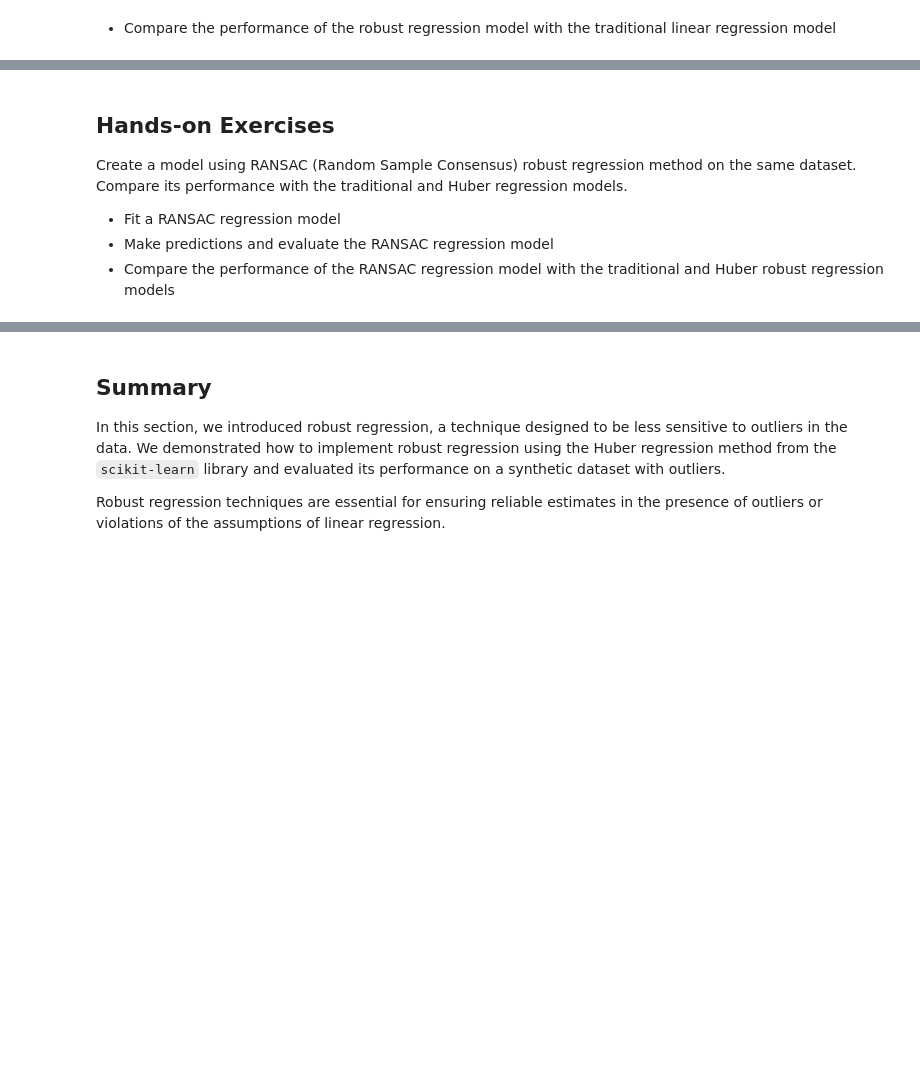
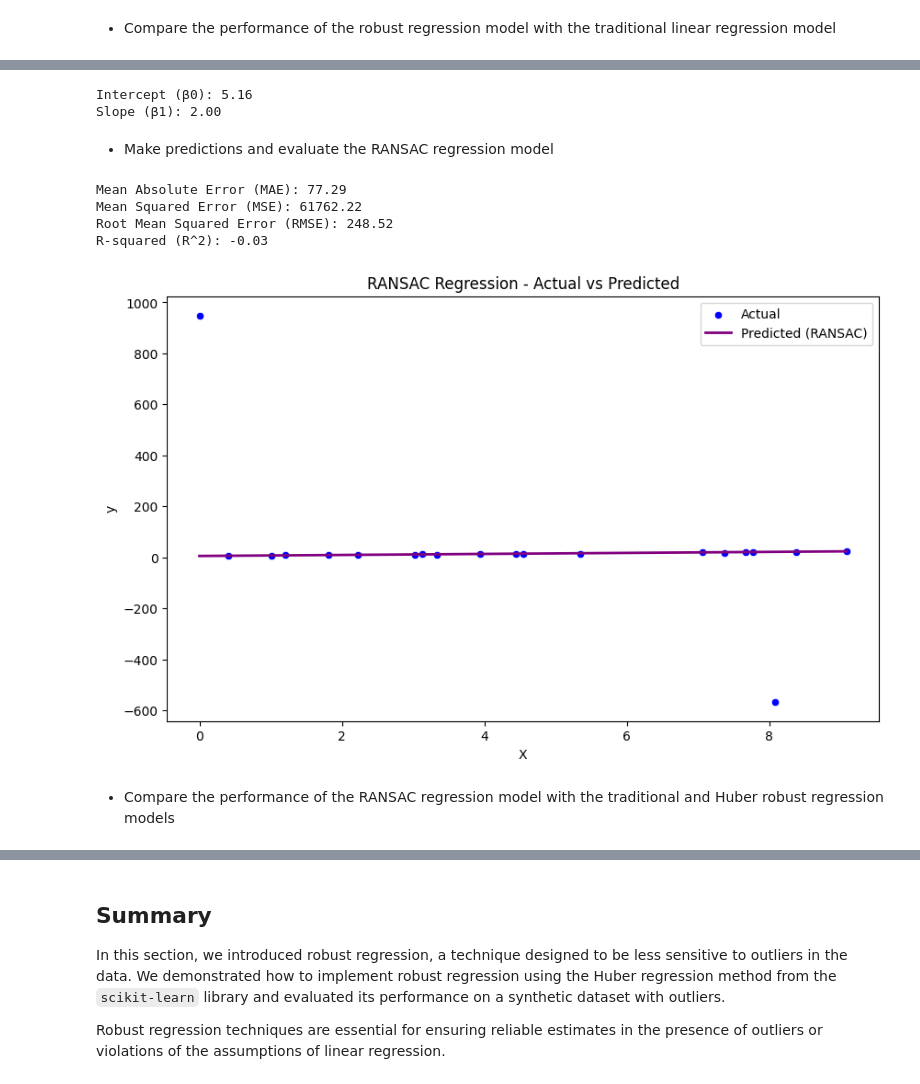
Before and after one commit to UG-Team-Data-Science/ml-workshop, a Jupyter notebook: src/S02: Supervised Learning - Regression and Evaluation/S02C02: Robust Regression.ipynb, the cells around one changed output, grey strips where cells are left out. Saved outputs shown, nothing was run; the diff lists cells and outputs as text; code cells hidden in the pictures; blank space fills up the shorter version.

Commit message:
Updated S02C02: Robust Regression

```diff
--- a/src/S02: Supervised Learning - Regression and Evaluation/S02C02: Robust Regression.ipynb
+++ b/src/S02: Supervised Learning - Regression and Evaluation/S02C02: Robust Regression.ipynb
@@ -128,8 +154,43 @@ plt.show()
+# %%
+from sklearn.linear_model import RANSACRegressor
+from sklearn.linear_model import LinearRegression
+
+ransac_model = RANSACRegressor()
+ransac_model.fit(X_train, y_train)
+
+print(f"Intercept (β0): {ransac_model.estimator_.intercept_:.2f}")
+print(f"Slope (β1): {ransac_model.estimator_.coef_[0]:.2f}")
+# %% [output]
+Intercept (β0): 5.16
+Slope (β1): 2.00
+# %% [markdown]
+-   Make predictions and evaluate the RANSAC regression model
+# %%
+y_pred_ransac = ransac_model.predict(X_test)
+
+mae_ransac = mean_absolute_error(y_test, y_pred_ransac)
+mse_ransac = mean_squared_error(y_test, y_pred_ransac)
+rmse_ransac = np.sqrt(mse_ransac)
+r2_ransac = ransac_model.score(X_test, y_test)
+
+print(f"Mean Absolute Error (MAE): {mae_ransac:.2f}")
+print(f"Mean Squared Error (MSE): {mse_ransac:.2f}")
+print(f"Root Mean Squared Error (RMSE): {rmse_ransac:.2f}")
+print(f"R-squared (R^2): {r2_ransac:.2f}")
+
+plt.figure(figsize=(10, 6))
+sns.scatterplot(x=X_test.squeeze(), y=y_test, color='blue', label='Actual')
+sns.lineplot(x=X_test.squeeze(), y=y_pred_ransac, color='purple', label='Predicted (RANSAC)', linewidth=2)
+plt.xlabel('X')
+plt.ylabel('y')
+plt.title('RANSAC Regression - Actual vs Predicted')
+plt.legend()
+plt.show()
+# %% [output]
+Mean Absolute Error (MAE): 77.29
+Mean Squared Error (MSE): 61762.22
+Root Mean Squared Error (RMSE): 248.52
+R-squared (R^2): -0.03
+[figure, added]
 # %% [markdown]
-## Hands-on Exercises
-
-Create a model using RANSAC (Random Sample Consensus) robust regression method on the same dataset. Compare its performance with the traditional and Huber regression models.
-
--   Fit a RANSAC regression model
--   Make predictions and evaluate the RANSAC regression model
 -   Compare the performance of the RANSAC regression model with the traditional and Huber robust regression models
```
Also changed, not shown: parts of 7 cells of this notebook.
